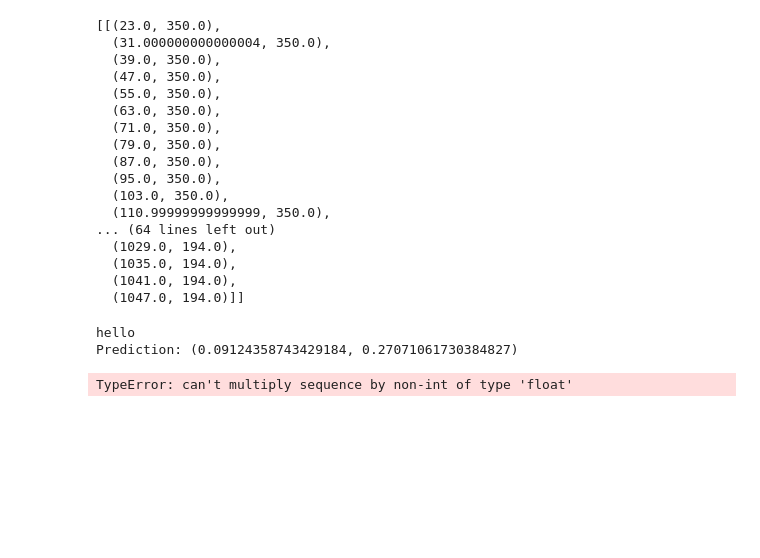
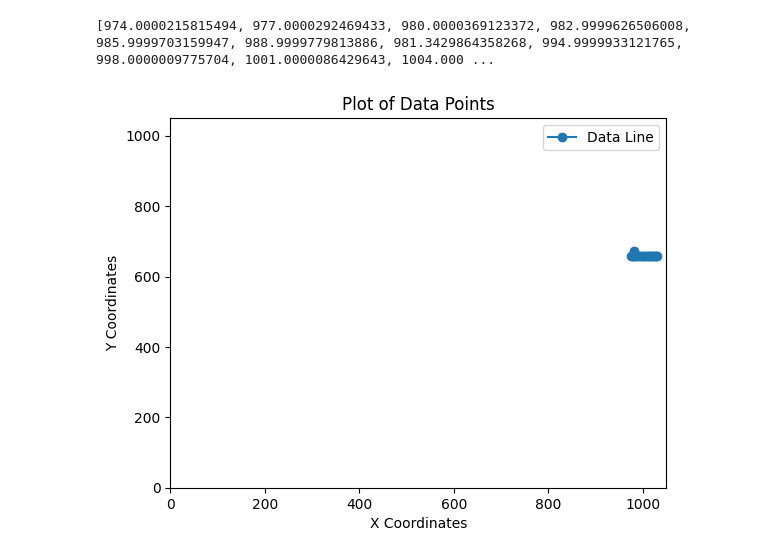
Before and after one commit to BeckResearchLab/diff_transformers, a Jupyter notebook: project/main_run.ipynb, the cells around one changed output. Cells and saved outputs as stored; diff of their text form; code cells hidden in the pictures; blank space fills up the shorter version.

```diff
--- a/project/main_run.ipynb
+++ b/project/main_run.ipynb
@@ -141,10 +139,0 @@ Accuracy after Epoch 5/40: 19.25%
-# %%
-total_size = 4
-max_x = 1000
-max_y = 1000
-min_x = 0
-min_y = 0
-track_len = 3
-
-trajectories_test = dm.create_synthetic(total_size, max_x, max_y, min_x, min_y, track_len)
-trajectories_test
@@ -153,3 +139,0 @@ ValueError: empty range in randrange(5, 4)
-# %%
-t_test_norm, min_x, min_y, range_x, range_y = nd.normalize_data(trajectories_test, min_x, min_y, range_x, range_y)
-t_test_norm
@@ -174,21 +162,11 @@ t_test_norm
+# %%
+data = src_data_tensor.tolist()
+bp = src_masks_tensor.tolist()
+tg = tgt_data_tensor.tolist()
+for i, (seq, mask_seq) in enumerate(zip(data, bp)):
+    for j, mask in enumerate(mask_seq):
+        if mask:
+            if data[i][j] == [0.0, 0.0]:
+                data[i][j] = list(prediction[i].tolist())
 # %%
-t_test_unnorm = nd.unnormalize_data(t_test_norm, min_x, min_y, range_x, range_y)
-t_test_unnorm
+line = nd.unnormalize_points_list(data[300], min_x, min_y, range_x, range_y)
-# %% [output]
-[[(23.0, 350.0),
-  (31.000000000000004, 350.0),
-  (39.0, 350.0),
-  (47.0, 350.0),
-  (55.0, 350.0),
-  (63.0, 350.0),
-  (71.0, 350.0),
-  (79.0, 350.0),
-  (87.0, 350.0),
-  (95.0, 350.0),
-  (103.0, 350.0),
-  (110.99999999999999, 350.0),
-... (64 lines left out)
-  (1029.0, 194.0),
-  (1035.0, 194.0),
-  (1041.0, 194.0),
-  (1047.0, 194.0)]]
@@ -216,13 +173,16 @@ def predict_single_trajectory(model, trajectory, device='cpu'):
-# %%
-test_data, test_masked_point = df.mask_point_at_index(t_test_norm, 6)
-a, b, c = df.prepare_data_for_transformer(test_data, test_masked_point)
-prediction = predict_single_trajectory(model, a)
-prediction_list = prediction.tolist()
-print("Prediction:", (prediction_list[0][0], prediction_list[0][1]))
-# %% [output]
-hello
-Prediction: (0.09124358743429184, 0.27071061730384827)
-# %%
-pred = nd.unnormalize_point((prediction_list[0][0], prediction_list[0][1]), min_x, min_y, range_x, range_y )
-# %% [output]
-TypeError: can't multiply sequence by non-int of type 'float'
+# %%
+x = [point[0] for point in line]
+y = [point[1] for point in line]
+print(x, y)
+fig, ax = plt.subplots()
+ax.plot(x, y, label='Data Line', marker='o')
+ax.set_xlabel('X Coordinates')
+ax.set_ylabel('Y Coordinates')
+ax.set_title('Plot of Data Points')
+ax.legend()
+ax.set_xlim([0, 1050])
+ax.set_ylim([0, 1050])
+plt.show()
+# %% [output]
+[974.0000215815494, 977.0000292469433, 980.0000369123372, 982.9999626506008, 985.9999703159947, 988.9999779813886, 981.3429864358268, 994.9999933121765, 998.0000009775704, 1001.0000086429643, 1004.000 ...
+[figure, added]
```
Also changed, not shown: parts of 17 cells of this notebook.
